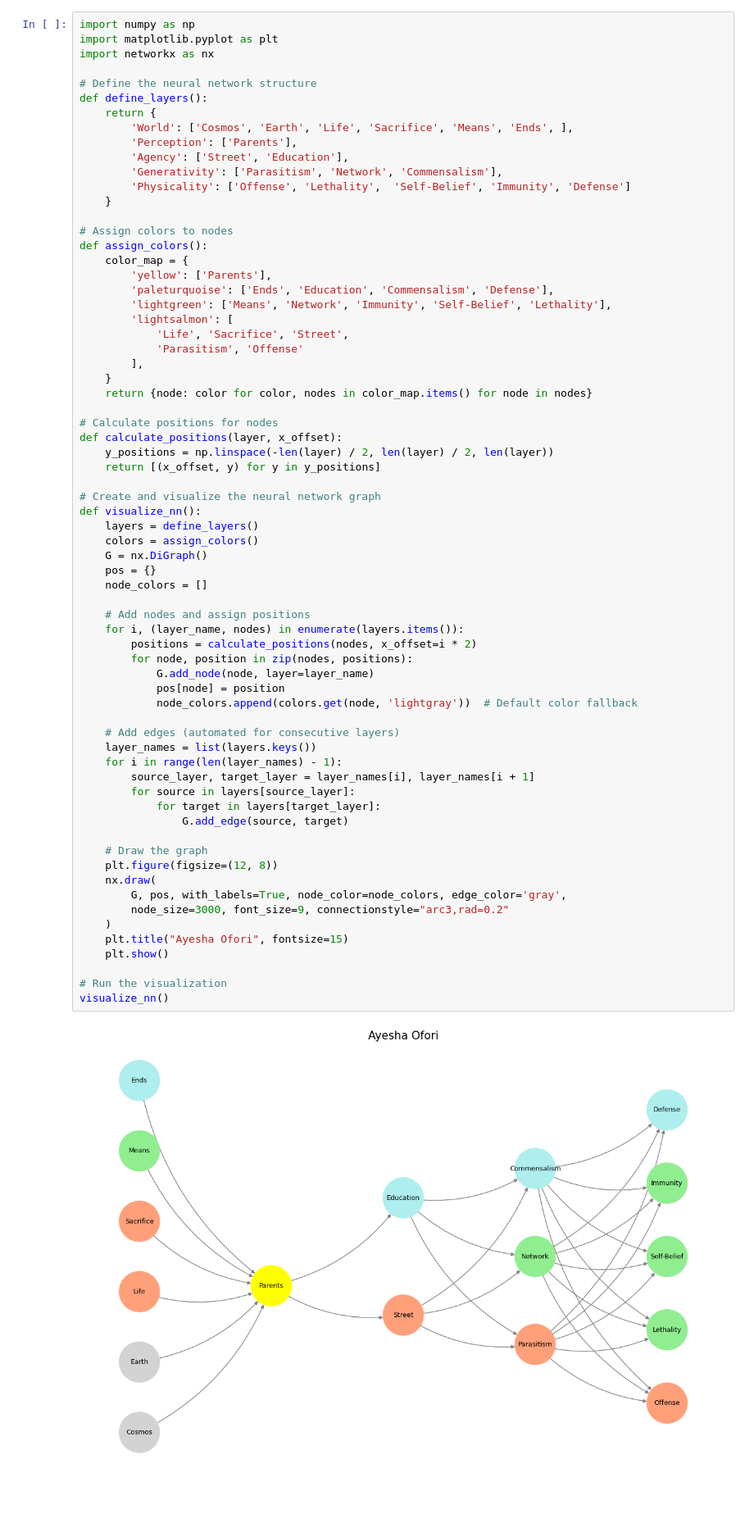
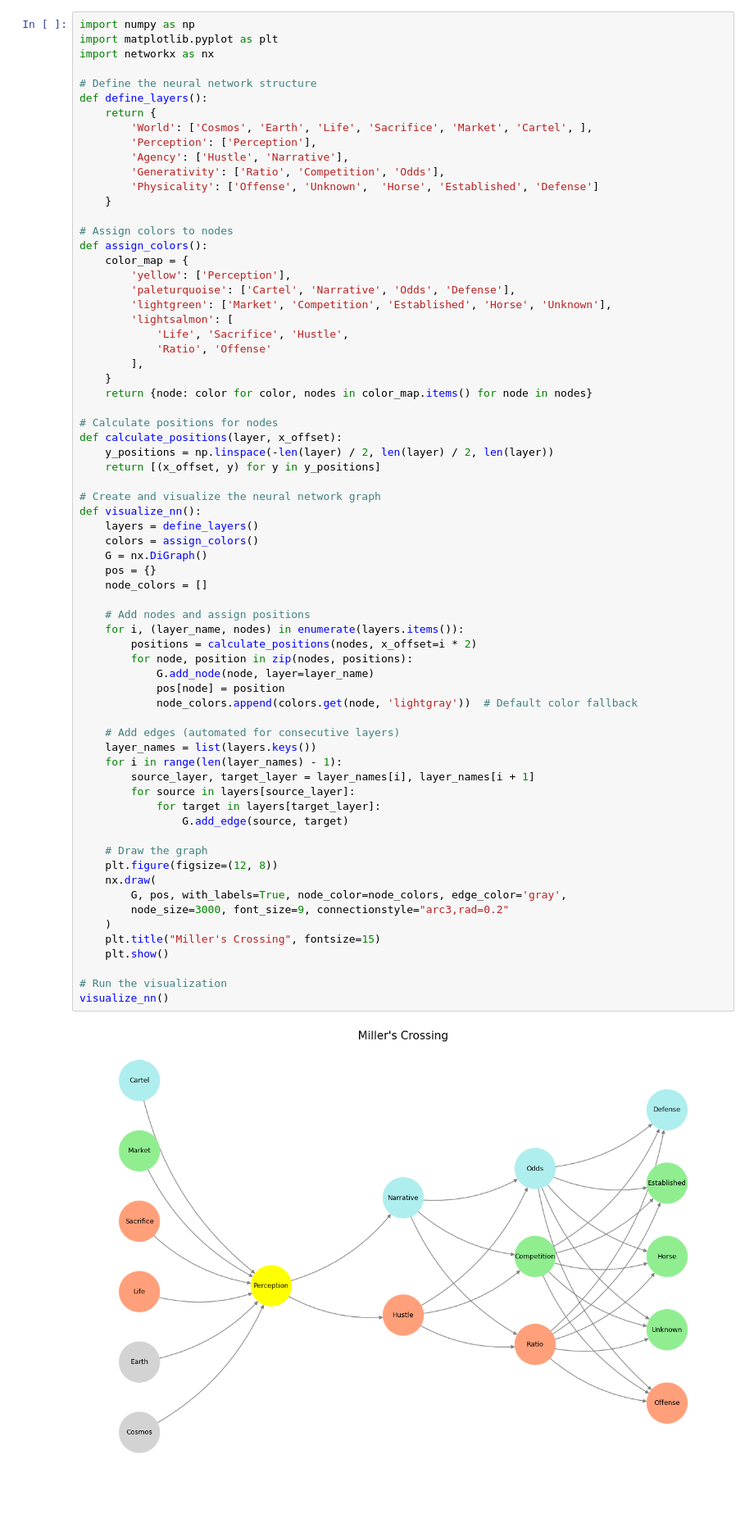
Before and after one commit to abikesa/native, a Jupyter notebook: kitabo/ensi/_build/jupyter_execute/act3/part2/part2_1.ipynb, the cells around one changed output. Shown: that part at 82% size. Drawn from its saved outputs; the diff is of its cells as text.

Commit message:
narrative odds

```diff
--- a/kitabo/ensi/_build/jupyter_execute/act3/part2/part2_1.ipynb
+++ b/kitabo/ensi/_build/jupyter_execute/act3/part2/part2_1.ipynb
@@ -8,22 +30,22 @@ import networkx as nx
 # Define the neural network structure
 def define_layers():
     return {
-        'World': ['Cosmos', 'Earth', 'Life', 'Sacrifice', 'Means', 'Ends', ],
-        'Perception': ['Parents'],
-        'Agency': ['Street', 'Education'],
-        'Generativity': ['Parasitism', 'Network', 'Commensalism'],
-        'Physicality': ['Offense', 'Lethality',  'Self-Belief', 'Immunity', 'Defense']
+        'World': ['Cosmos', 'Earth', 'Life', 'Sacrifice', 'Market', 'Cartel', ],
+        'Perception': ['Perception'],
+        'Agency': ['Hustle', 'Narrative'],
+        'Generativity': ['Ratio', 'Competition', 'Odds'],
+        'Physicality': ['Offense', 'Unknown',  'Horse', 'Established', 'Defense']
     }
 
 # Assign colors to nodes
 def assign_colors():
     color_map = {
-        'yellow': ['Parents'],
-        'paleturquoise': ['Ends', 'Education', 'Commensalism', 'Defense'],
-        'lightgreen': ['Means', 'Network', 'Immunity', 'Self-Belief', 'Lethality'],
+        'yellow': ['Perception'],
+        'paleturquoise': ['Cartel', 'Narrative', 'Odds', 'Defense'],
+        'lightgreen': ['Market', 'Competition', 'Established', 'Horse', 'Unknown'],
         'lightsalmon': [
-            'Life', 'Sacrifice', 'Street',
-            'Parasitism', 'Offense'
+            'Life', 'Sacrifice', 'Hustle',
+            'Ratio', 'Offense'
         ],
     }
     return {node: color for color, nodes in color_map.items() for node in nodes}
@@ -41,35 +63,35 @@ def visualize_nn():
     pos = {}
     node_colors = []
 
     # Add nodes and assign positions
     for i, (layer_name, nodes) in enumerate(layers.items()):
         positions = calculate_positions(nodes, x_offset=i * 2)
         for node, position in zip(nodes, positions):
             G.add_node(node, layer=layer_name)
             pos[node] = position
             node_colors.append(colors.get(node, 'lightgray'))  # Default color fallback
 
     # Add edges (automated for consecutive layers)
     layer_names = list(layers.keys())
     for i in range(len(layer_names) - 1):
         source_layer, target_layer = layer_names[i], layer_names[i + 1]
         for source in layers[source_layer]:
             for target in layers[target_layer]:
                 G.add_edge(source, target)
 
     # Draw the graph
     plt.figure(figsize=(12, 8))
     nx.draw(
         G, pos, with_labels=True, node_color=node_colors, edge_color='gray',
         node_size=3000, font_size=9, connectionstyle="arc3,rad=0.2"
     )
-    plt.title("Ayesha Ofori", fontsize=15)
+    plt.title("Miller's Crossing", fontsize=15)
     plt.show()
 
 # Run the visualization
 visualize_nn()
 # %% [output]
-[figure, old version]
+[figure, new version]
 # %% [markdown]
 #
 # %% [markdown]
```
Also changed, not shown: parts of 2 cells of this notebook, 9 other files.
